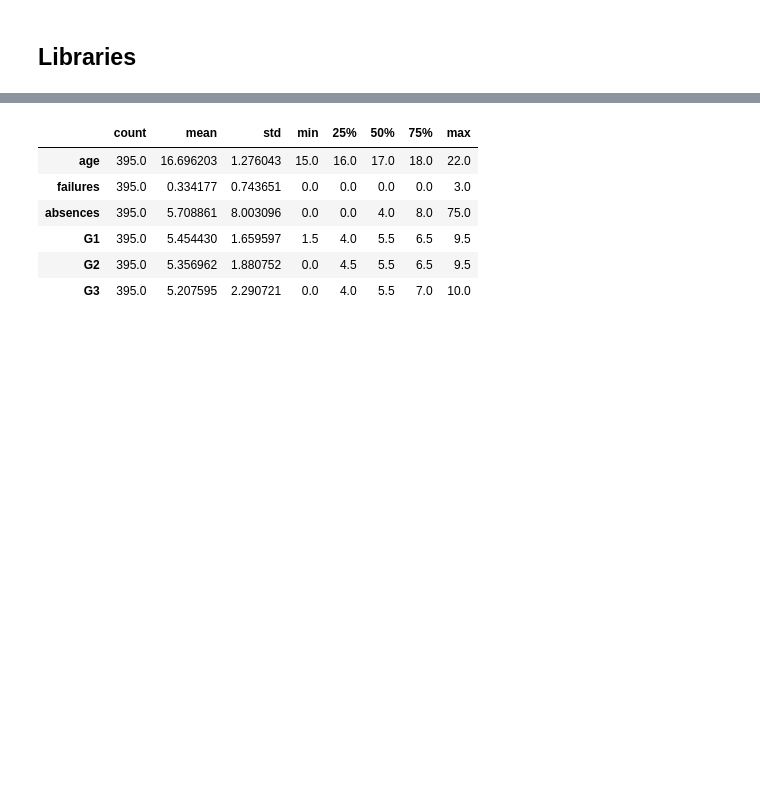
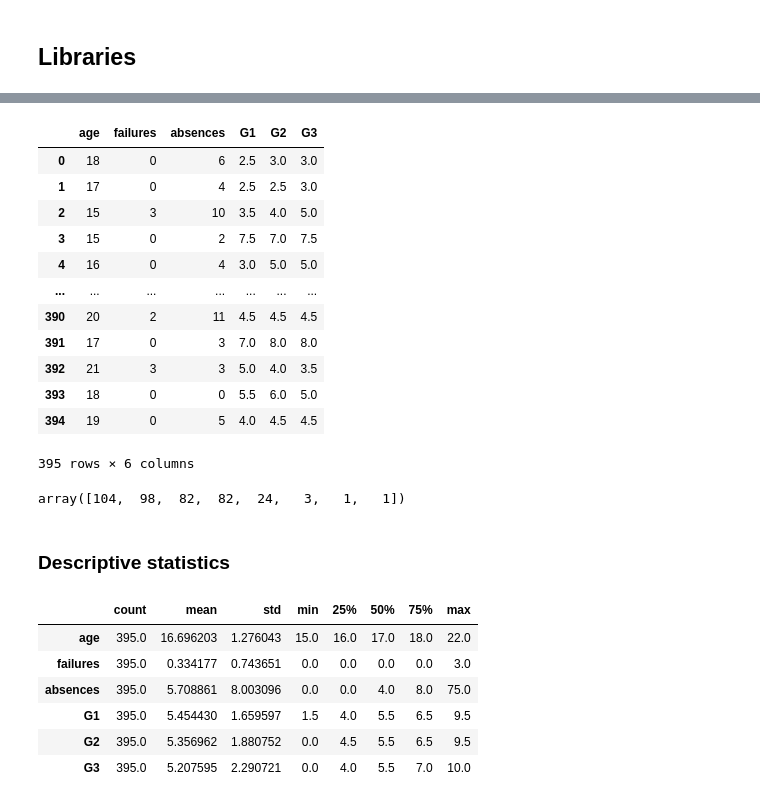
Before and after one commit to nicolaubruno/ML_projects, a Jupyter notebook: Factor Analysis/PCA.ipynb, the cells around one changed output, grey strips where cells are left out. Cells and saved outputs as stored; diff of their text form; code cells hidden in the pictures; blank space fills up the shorter version.

```diff
--- a/Factor Analysis/PCA.ipynb
+++ b/Factor Analysis/PCA.ipynb
@@ -41,3 +77,23 @@ por_df['G3'] *= 0.5
+# %%
+display(mat_df)
+display(mat_df['age'].value_counts().to_numpy())
+# %% [output]
+|  | age | failures | absences | G1 | G2 | G3 |
+| 0 | 18 | 0 | 6 | 2.5 | 3.0 | 3.0 |
+| 1 | 17 | 0 | 4 | 2.5 | 2.5 | 3.0 |
+| 2 | 15 | 3 | 10 | 3.5 | 4.0 | 5.0 |
+| 3 | 15 | 0 | 2 | 7.5 | 7.0 | 7.5 |
+| 4 | 16 | 0 | 4 | 3.0 | 5.0 | 5.0 |
+| ... | ... | ... | ... | ... | ... | ... |
+| 390 | 20 | 2 | 11 | 4.5 | 4.5 | 4.5 |
+| 391 | 17 | 0 | 3 | 7.0 | 8.0 | 8.0 |
+| 392 | 21 | 3 | 3 | 5.0 | 4.0 | 3.5 |
+| 393 | 18 | 0 | 0 | 5.5 | 6.0 | 5.0 |
+| 394 | 19 | 0 | 5 | 4.0 | 4.5 | 4.5 |
+395 rows × 6 columns
+array([104,  98,  82,  82,  24,   3,   1,   1])
+# %% [markdown]
+### Descriptive statistics
 # %%
 mat_df.describe().transpose()
 # %% [output]
```
Also changed, not shown: parts of 16 cells of this notebook, 3 other files.
